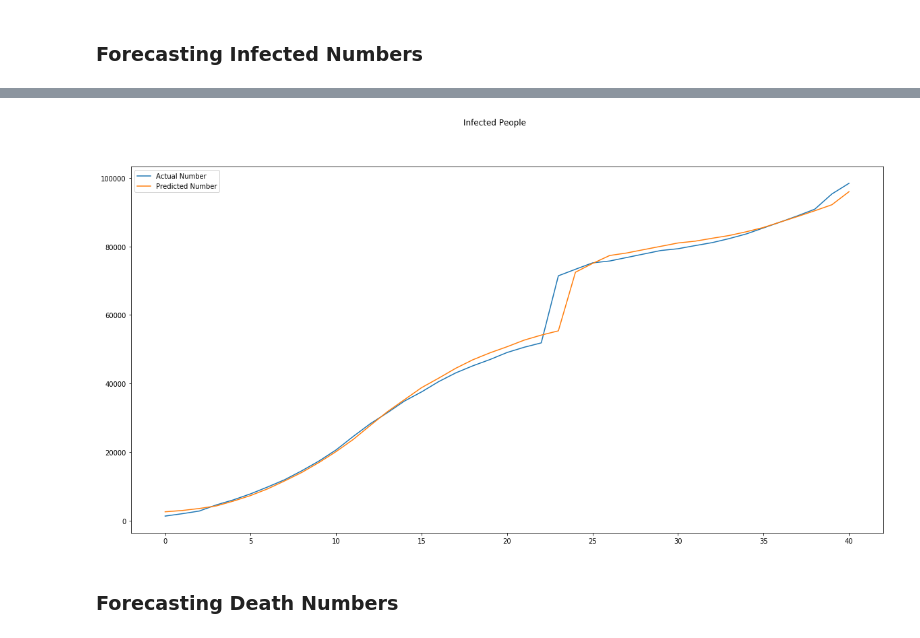
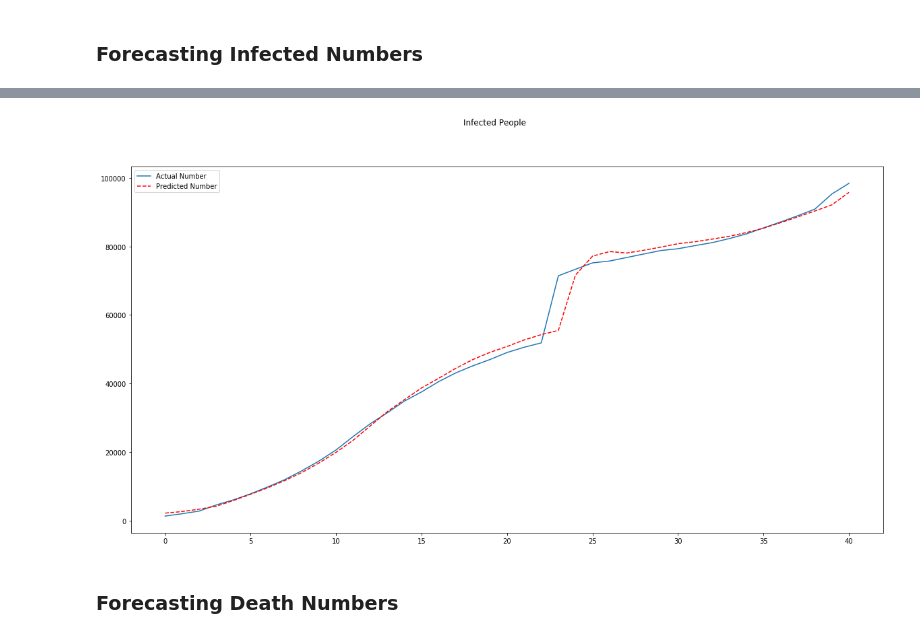
Before and after one commit to asrjy/covid-lstm, a Jupyter notebook: main.ipynb, the cells around one changed output, grey strips where cells are left out. Drawn from its saved outputs; the diff is of its cells as text; code cells hidden in the pictures.

Commit message:
InFinal Predictions

```diff
--- a/main.ipynb
+++ b/main.ipynb
@@ -225,16 +225,16 @@ def sliding_windows(data, seq_length):
     return np.array(x),np.array(y)
 
 sc = MinMaxScaler()
-training_data = sc.fit_transform(tr_inf.values.reshape(-1, 1))
+training_data_inf = sc.fit_transform(tr_inf.values.reshape(-1, 1))
 
 seq_length = 4
-x, y = sliding_windows(training_data, seq_length)
+x_inf, y_inf = sliding_windows(training_data_inf, seq_length)
 
-dataX = Variable(torch.Tensor(np.array(x)))
-dataY = Variable(torch.Tensor(np.array(y)))
+dataX_inf = Variable(torch.Tensor(np.array(x_inf)))
+dataY_inf = Variable(torch.Tensor(np.array(y_inf)))
 
-trainX = Variable(torch.Tensor(np.array(x)))
-trainY = Variable(torch.Tensor(np.array(y)))
+trainX_inf = Variable(torch.Tensor(np.array(x_inf)))
+trainY_inf = Variable(torch.Tensor(np.array(y_inf)))
 
 # testX = Variable(torch.Tensor(np.array(x[train_size:len(x)])))
 # testY = Variable(torch.Tensor(np.array(y[train_size:len(y)])))
@@ -322,21 +322,21 @@ Epoch: 1900, loss: 0.00081
 # %%
 lstm.eval()
-train_predict = lstm(dataX)
+train_predict_inf = lstm(dataX_inf)
 
-data_predict = train_predict.data.numpy()
-dataY_plot = dataY.data.numpy()
+data_predict_inf = train_predict_inf.data.numpy()
+dataY_plot_inf = dataY_inf.data.numpy()
 
-data_predict = sc.inverse_transform(data_predict)
-dataY_plot = sc.inverse_transform(dataY_plot)
+data_predict_inf = sc.inverse_transform(data_predict_inf)
+dataY_plot_inf = sc.inverse_transform(dataY_plot_inf)
 
 plt.figure(figsize=(20,10))
-plt.plot(dataY_plot)
-plt.plot(data_predict)
+plt.plot(dataY_plot_inf)
+plt.plot(data_predict_inf, 'r--')
 plt.suptitle('Infected People')
 plt.legend(['Actual Number', 'Predicted Number'], loc='upper left')
 plt.show()
 # %% [output]
-[figure, old version]
+[figure, new version]
 # %% [markdown]
 ### Forecasting Death Numbers
 # %%
```
Also changed, not shown: parts of 6 cells of this notebook.
